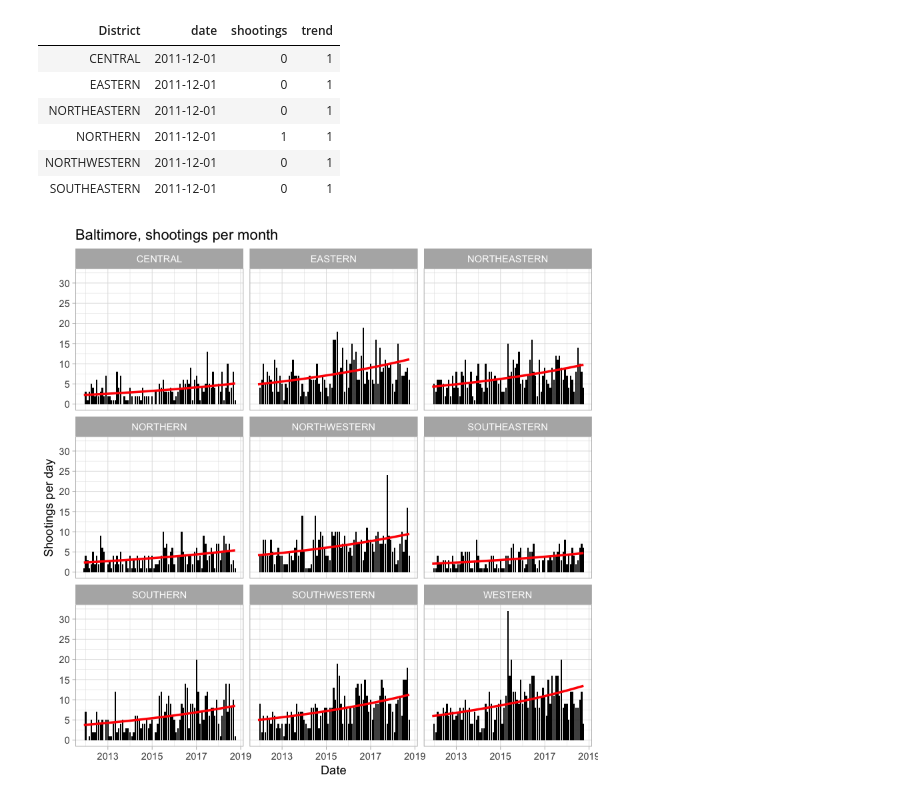
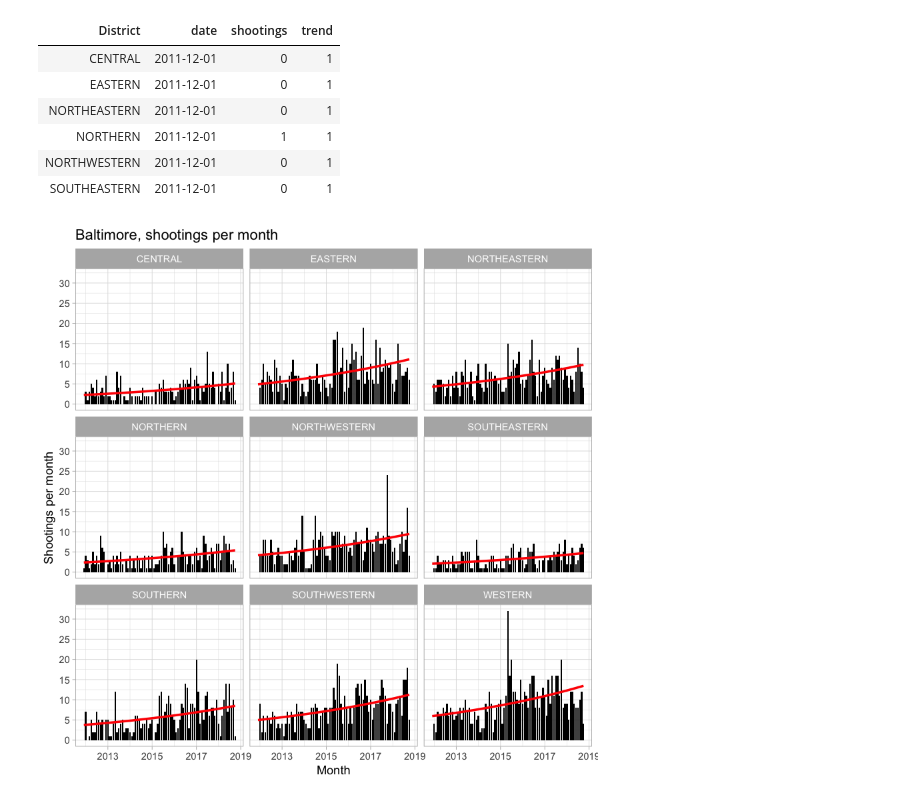
Before and after one commit to baltimore-sun-data/2018-shootings-analysis, a Jupyter notebook: shootings_analysis_by_district.ipynb, the cells around one changed output. Saved outputs shown, nothing was run; the diff lists cells and outputs as text; code cells hidden in the pictures.

Commit message:
Fix a couple of typos in the graph. I had converted to monthly frequency but was reflecting daily in the graph labels

```diff
--- a/shootings_analysis_by_district.ipynb
+++ b/shootings_analysis_by_district.ipynb
@@ -239,15 +239,15 @@ MASS::glm.nb(shootings ~ trend + District, data = data_by_month) -> fit_by_distr
 # %%
 data_by_month %>%
   mutate(pred = predict(fit_by_district_by_month, newdata = ., type = "response")) %>%
   ggplot(aes(x = date)) +
   geom_bar(aes(y = shootings), stat = "identity", fill = "black") +
   geom_line(aes(y = pred), colour = "red", size = 1) + # a prediction from the negative binomial
-  ylab("Shootings per day") +
+  ylab("Shootings per month") +
   ggtitle("Baltimore, shootings per month") +
   scale_y_continuous(labels = scales::comma, breaks =  scales::pretty_breaks(10)) +
-  xlab("Date") +
+  xlab("Month") +
   scale_x_datetime(labels = scales::date_format("%Y"), breaks = scales::date_breaks("2 year")) +
   theme_light() +
   facet_wrap(~ District)
 # %% [output]
-[figure, old version]
+[figure, new version]
```
